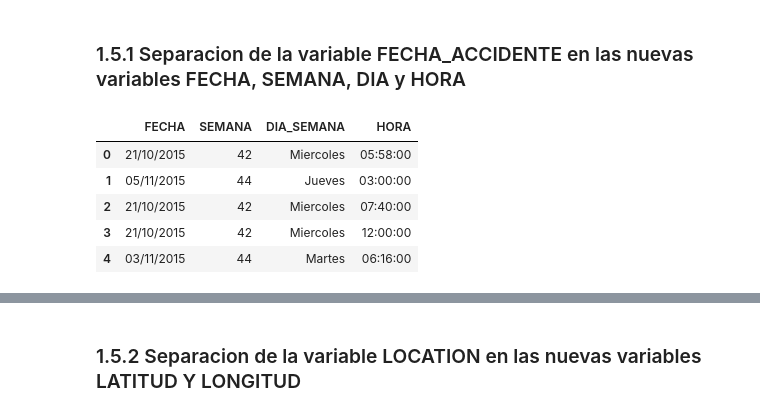
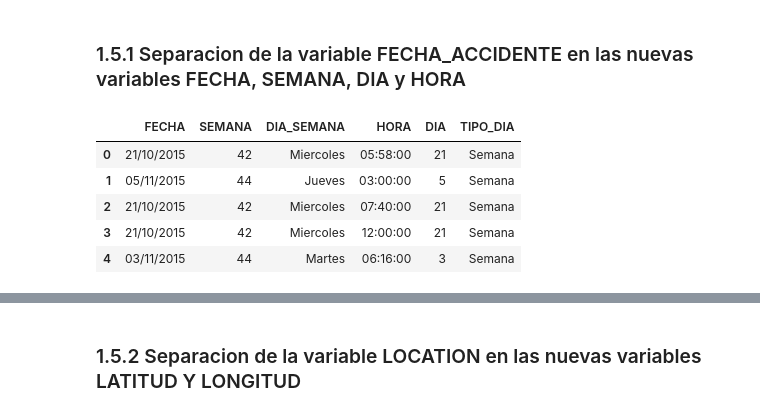
Before and after one commit to dgilrua/proyecto2-analitica, a Jupyter notebook: main.ipynb, the cells around one changed output, grey strips where cells are left out. Cells and saved outputs as stored; diff of their text form; code cells hidden in the pictures.

```diff
--- a/main.ipynb
+++ b/main.ipynb
@@ -424,0 +549,10 @@ df.head()
+# %%
+def cambiar_formato(cadena):
+    if type(cadena) == str:
+        patron = re.compile(r'no\. (\d+)')
+        # Reemplazamos por "n.numero"
+        nueva_cadena = re.sub(patron, r'no.\1', cadena)
+        return nueva_cadena
+    return cadena
+# %%
+df['BARRIO'] = df['BARRIO'].apply(cambiar_formato)
@@ -466,6 +603,17 @@ for i in fechas:
   dia_semana.append(dict_dia[datetime.strptime(i, '%d/%m/%Y').strftime('%A')])
 
 df['DIA_SEMANA'] = dia_semana
+# %%
+#Creacion de la variable TIPO_DIA
+df['TIPO_DIA'] = df['DIA_SEMANA'].apply(lambda x: 'Semana' if x in ['Lunes', 'Martes', 'Miercoles', 'Jueves', 'Viernes'] else 'Fin de semana')
+# %%
+#Creacion de la variable DIA
+dia = []
+
+for i in fechas:
+  dia.append(int(i[:2]))
+
+df['DIA'] = dia
 # %%
 #Creacion de la variable HORA
 df['HORA'] = horas
@@ -474,14 +622,14 @@ df['HORA'] = horas
 df.drop(columns=['FECHA_ACCIDENTE'], inplace=True)
 # %%
 #Verificar que las variables se hayan creado correctamente
-df[['FECHA', 'SEMANA', 'DIA_SEMANA', 'HORA']].head()
+df[['FECHA', 'SEMANA', 'DIA_SEMANA', 'HORA', 'DIA', 'TIPO_DIA']].head()
 # %% [output]
-|  | FECHA | SEMANA | DIA_SEMANA | HORA |
-| 0 | 21/10/2015 | 42 | Miercoles | 05:58:00 |
-| 1 | 05/11/2015 | 44 | Jueves | 03:00:00 |
-| 2 | 21/10/2015 | 42 | Miercoles | 07:40:00 |
-| 3 | 21/10/2015 | 42 | Miercoles | 12:00:00 |
-| 4 | 03/11/2015 | 44 | Martes | 06:16:00 |
+|  | FECHA | SEMANA | DIA_SEMANA | HORA | DIA | TIPO_DIA |
+| 0 | 21/10/2015 | 42 | Miercoles | 05:58:00 | 21 | Semana |
+| 1 | 05/11/2015 | 44 | Jueves | 03:00:00 | 5 | Semana |
+| 2 | 21/10/2015 | 42 | Miercoles | 07:40:00 | 21 | Semana |
+| 3 | 21/10/2015 | 42 | Miercoles | 12:00:00 | 21 | Semana |
+| 4 | 03/11/2015 | 44 | Martes | 06:16:00 | 3 | Semana |
 # %%
 #Verificar que no ha habido perdida de datos
 df.shape
```
Also changed, not shown: parts of 161 cells of this notebook, 1 other file.
